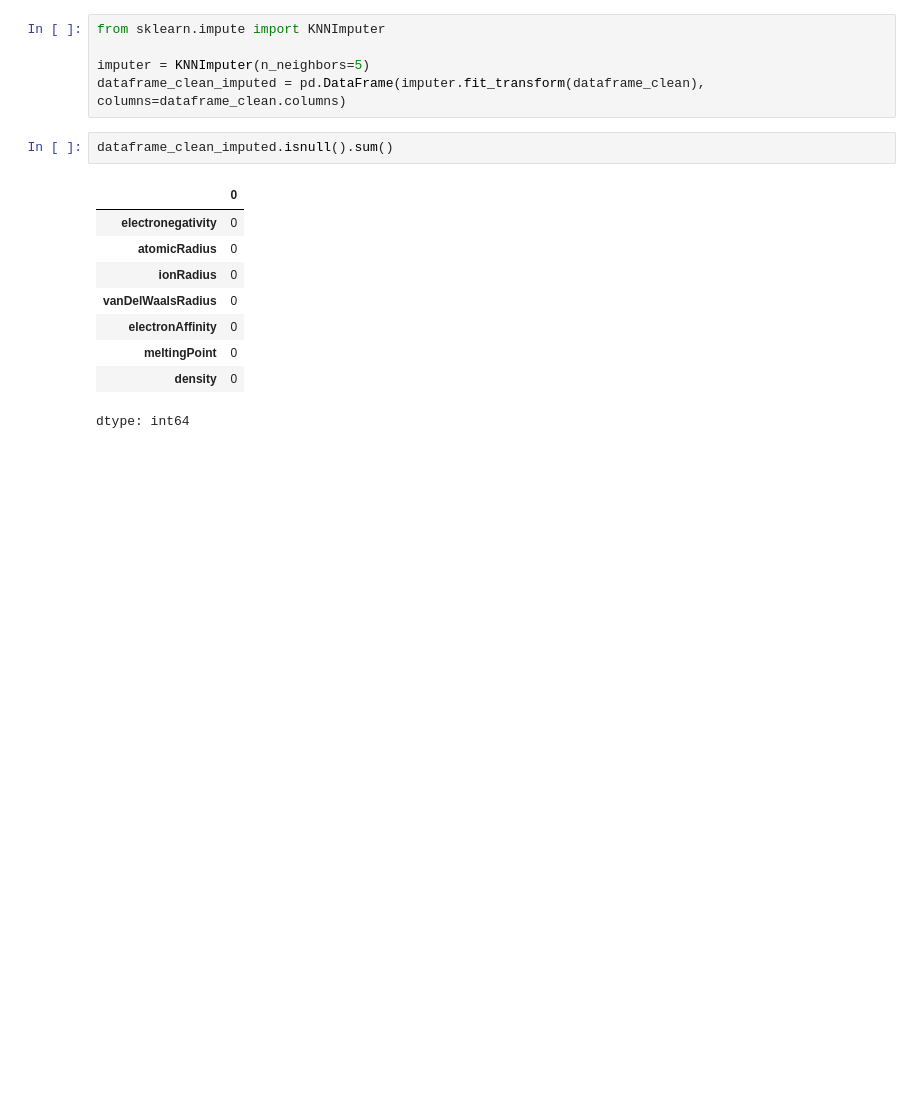
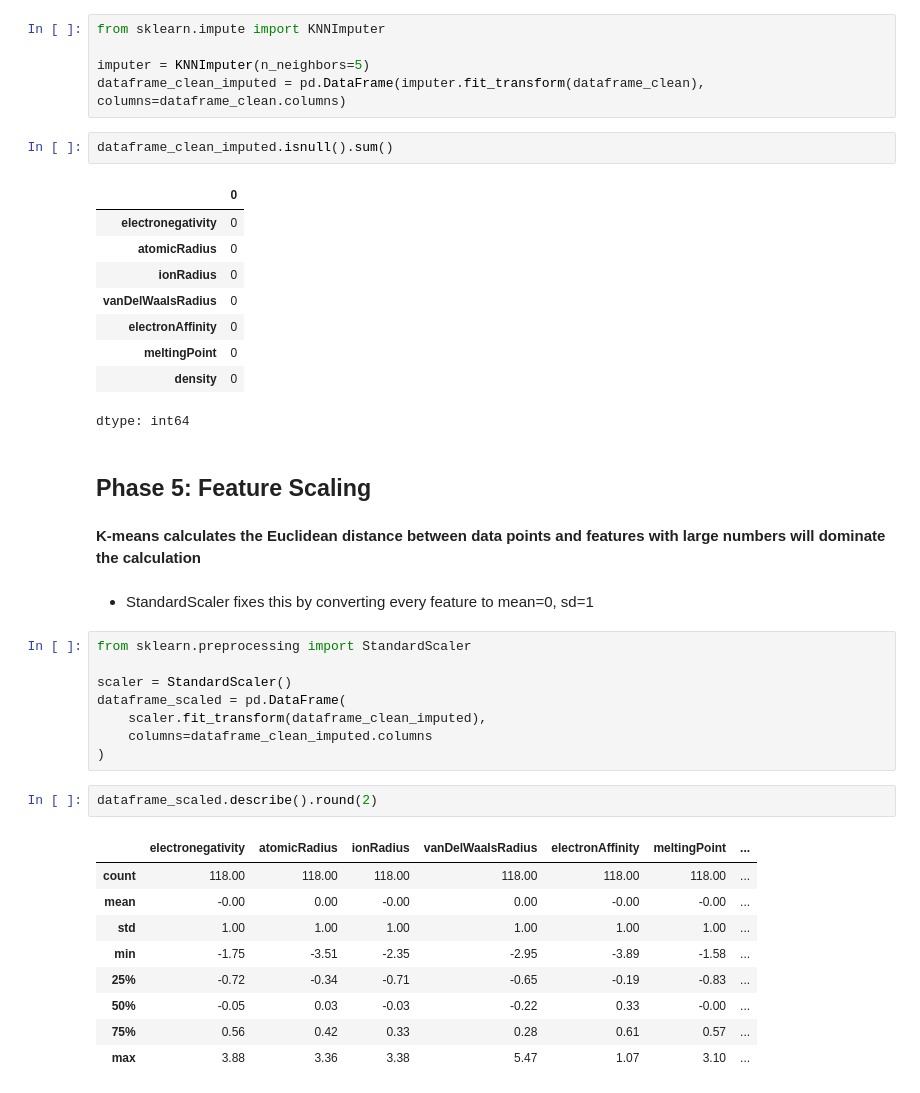
Before and after one commit to paulclarkdata/periodic_table_cluster, a Jupyter notebook: period_table_cluster.ipynb, the cells around one changed output. Drawn from its saved outputs; the diff is of its cells as text; blank space fills up the shorter version.

```diff
--- a/period_table_cluster.ipynb
+++ b/period_table_cluster.ipynb
@@ -162,3 +162,29 @@ dataframe_clean_imputed.isnull().sum()
 | meltingPoint | 0 |
 | density | 0 |
 dtype: int64
+# %% [markdown]
+## Phase 5: Feature Scaling ##
+# %% [markdown]
+**K-means calculates the Euclidean distance between data points and features with large numbers will dominate the calculation**
+# %% [markdown]
+* StandardScaler fixes this by converting every feature to mean=0, sd=1
+# %%
+from sklearn.preprocessing import StandardScaler
+
+scaler = StandardScaler()
+dataframe_scaled = pd.DataFrame(
+    scaler.fit_transform(dataframe_clean_imputed),
+    columns=dataframe_clean_imputed.columns
+)
+# %%
+dataframe_scaled.describe().round(2)
+# %% [output]
+|  | electronegativity | atomicRadius | ionRadius | vanDelWaalsRadius | electronAffinity | meltingPoint | ... |
+| count | 118.00 | 118.00 | 118.00 | 118.00 | 118.00 | 118.00 | ... |
+| mean | -0.00 | 0.00 | -0.00 | 0.00 | -0.00 | -0.00 | ... |
+| std | 1.00 | 1.00 | 1.00 | 1.00 | 1.00 | 1.00 | ... |
+| min | -1.75 | -3.51 | -2.35 | -2.95 | -3.89 | -1.58 | ... |
+| 25% | -0.72 | -0.34 | -0.71 | -0.65 | -0.19 | -0.83 | ... |
+| 50% | -0.05 | 0.03 | -0.03 | -0.22 | 0.33 | -0.00 | ... |
+| 75% | 0.56 | 0.42 | 0.33 | 0.28 | 0.61 | 0.57 | ... |
+| max | 3.88 | 3.36 | 3.38 | 5.47 | 1.07 | 3.10 | ... |
```
Also changed, not shown: parts of 6 cells of this notebook.
